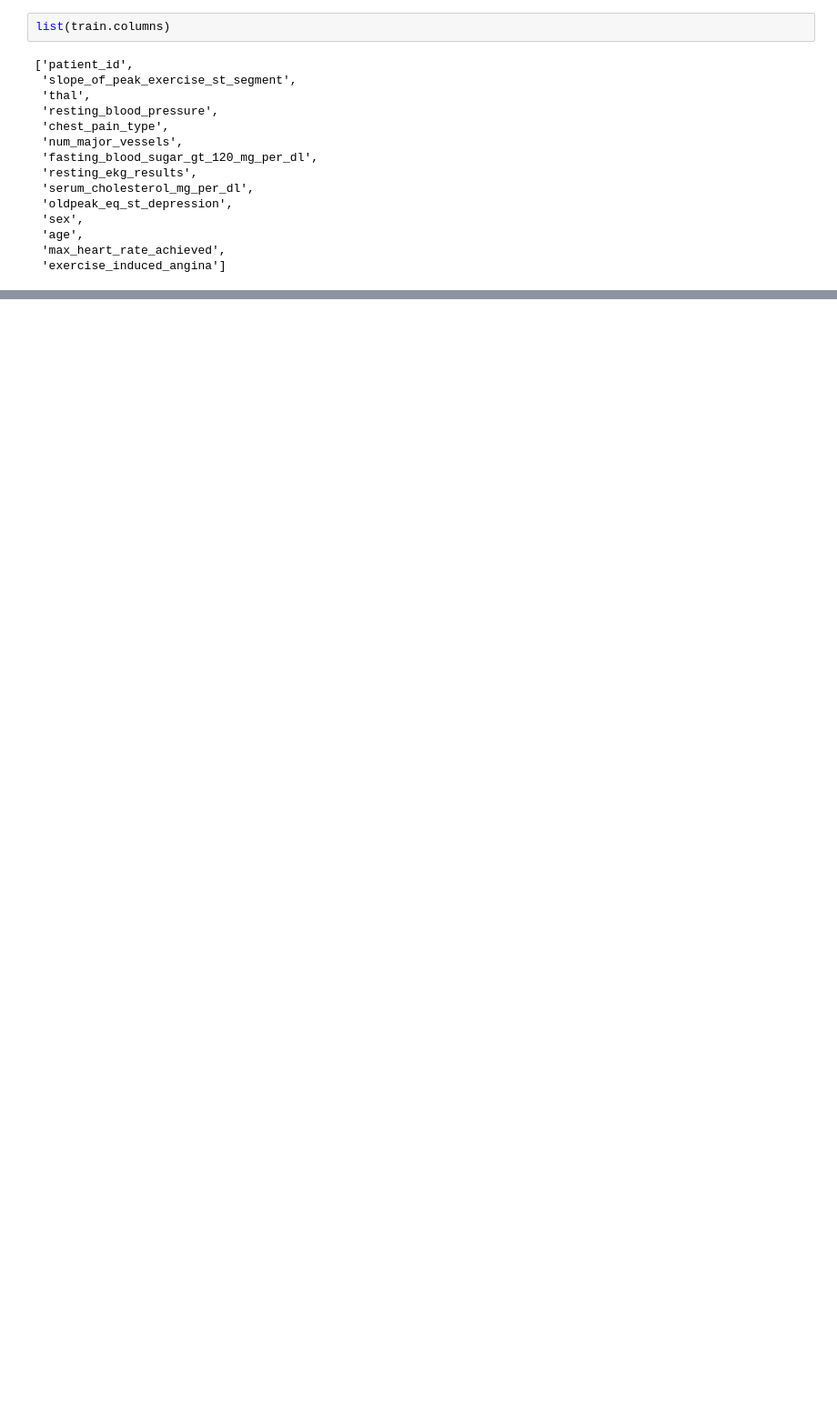
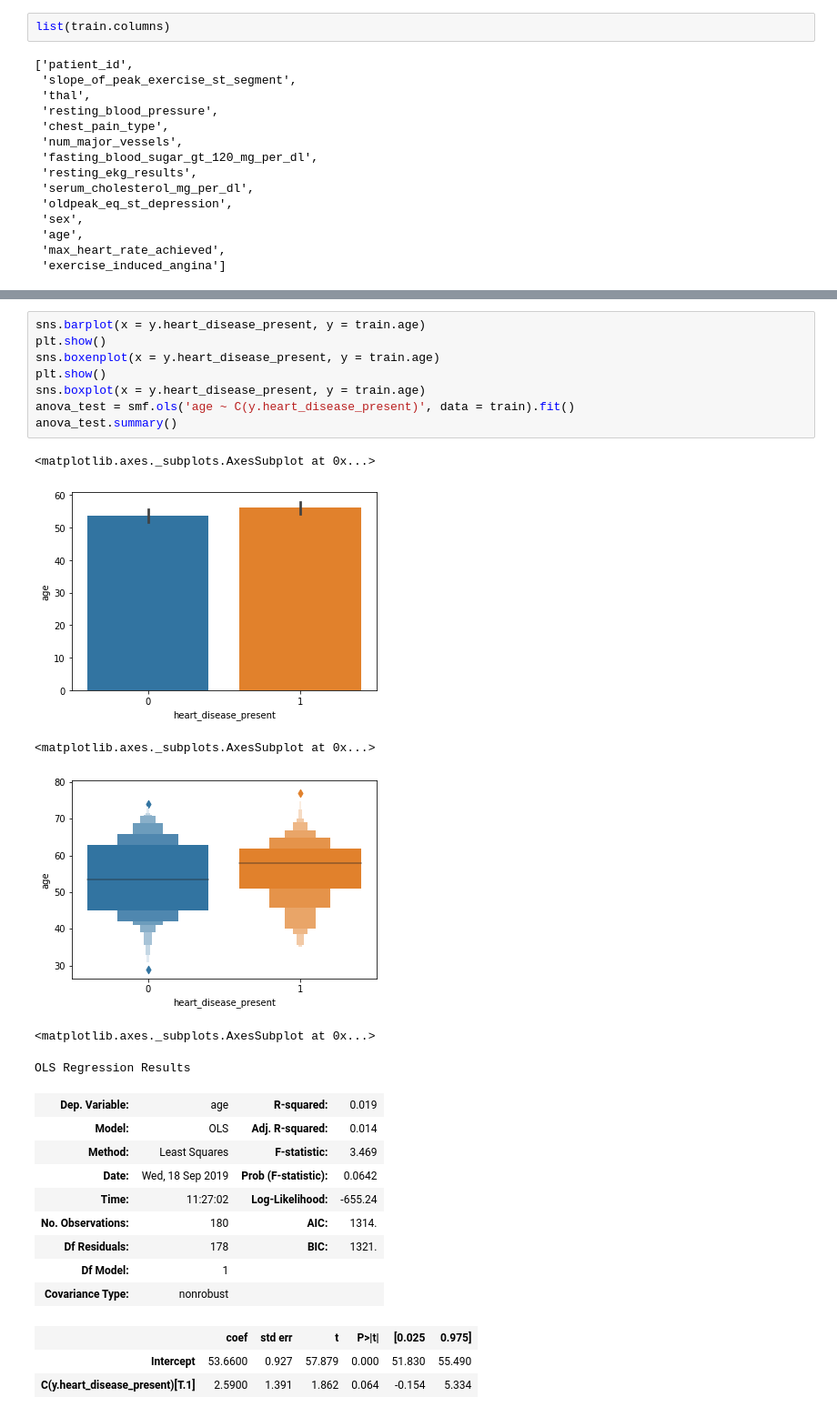
Before and after one commit to Antonio-Avila/Heart-Disease, a Jupyter notebook: Heart_jpn.ipynb, the cells around one changed output, grey strips where cells are left out. Shown: that part at 91% size. Cells and saved outputs as stored; diff of their text form; blank space fills up the shorter version.

```diff
--- a/Heart_jpn.ipynb
+++ b/Heart_jpn.ipynb
@@ -141,0 +145,27 @@ A bar plot comparing the average ages per each chest pain type furthers my suspi
+# %%
+sns.barplot(x = y.heart_disease_present, y = train.age)
+plt.show()
+sns.boxenplot(x = y.heart_disease_present, y = train.age)
+plt.show()
+sns.boxplot(x = y.heart_disease_present, y = train.age)
+anova_test = smf.ols('age ~ C(y.heart_disease_present)', data = train).fit()
+anova_test.summary()
+# %% [output]
+<matplotlib.axes._subplots.AxesSubplot at 0x...>
+[figure, added]
+<matplotlib.axes._subplots.AxesSubplot at 0x...>
+[figure, added]
+<matplotlib.axes._subplots.AxesSubplot at 0x...>
+OLS Regression Results
+| Dep. Variable: | age | R-squared: | 0.019 |
+| Model: | OLS | Adj. R-squared: | 0.014 |
+| Method: | Least Squares | F-statistic: | 3.469 |
+| Date: | Wed, 18 Sep 2019 | Prob (F-statistic): | 0.0642 |
+| Time: | 11:27:02 | Log-Likelihood: | -655.24 |
+| No. Observations: | 180 | AIC: | 1314. |
+| Df Residuals: | 178 | BIC: | 1321. |
+| Df Model: | 1 |  |  |
+| Covariance Type: | nonrobust |  |  |
+|  | coef | std err | t | P>|t| | [0.025 | 0.975] |
+| Intercept | 53.6600 | 0.927 | 57.879 | 0.000 | 51.830 | 55.490 |
+| C(y.heart_disease_present)[T.1] | 2.5900 | 1.391 | 1.862 | 0.064 | -0.154 | 5.334 |
```
Also changed, not shown: parts of 28 cells of this notebook.
